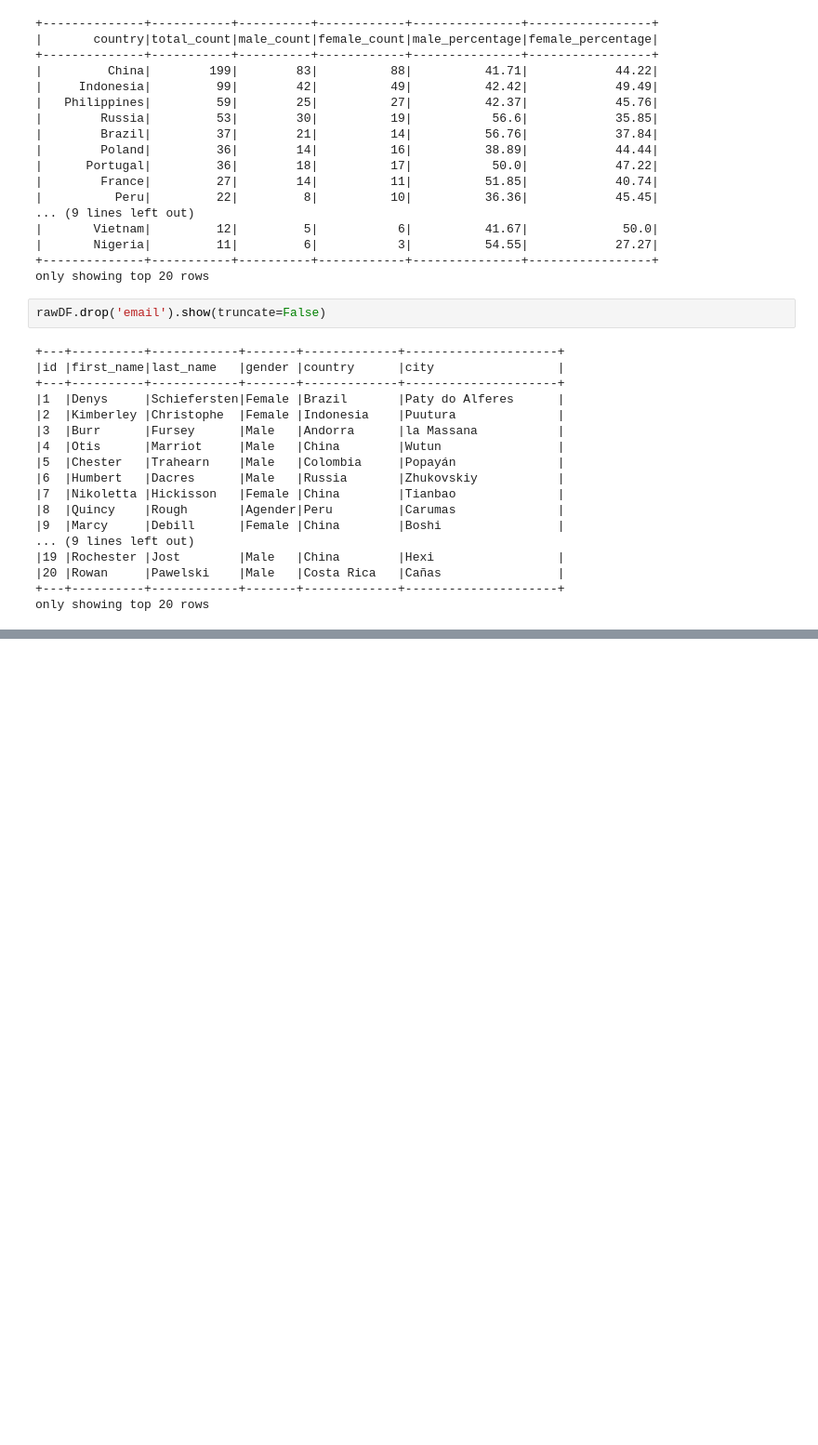
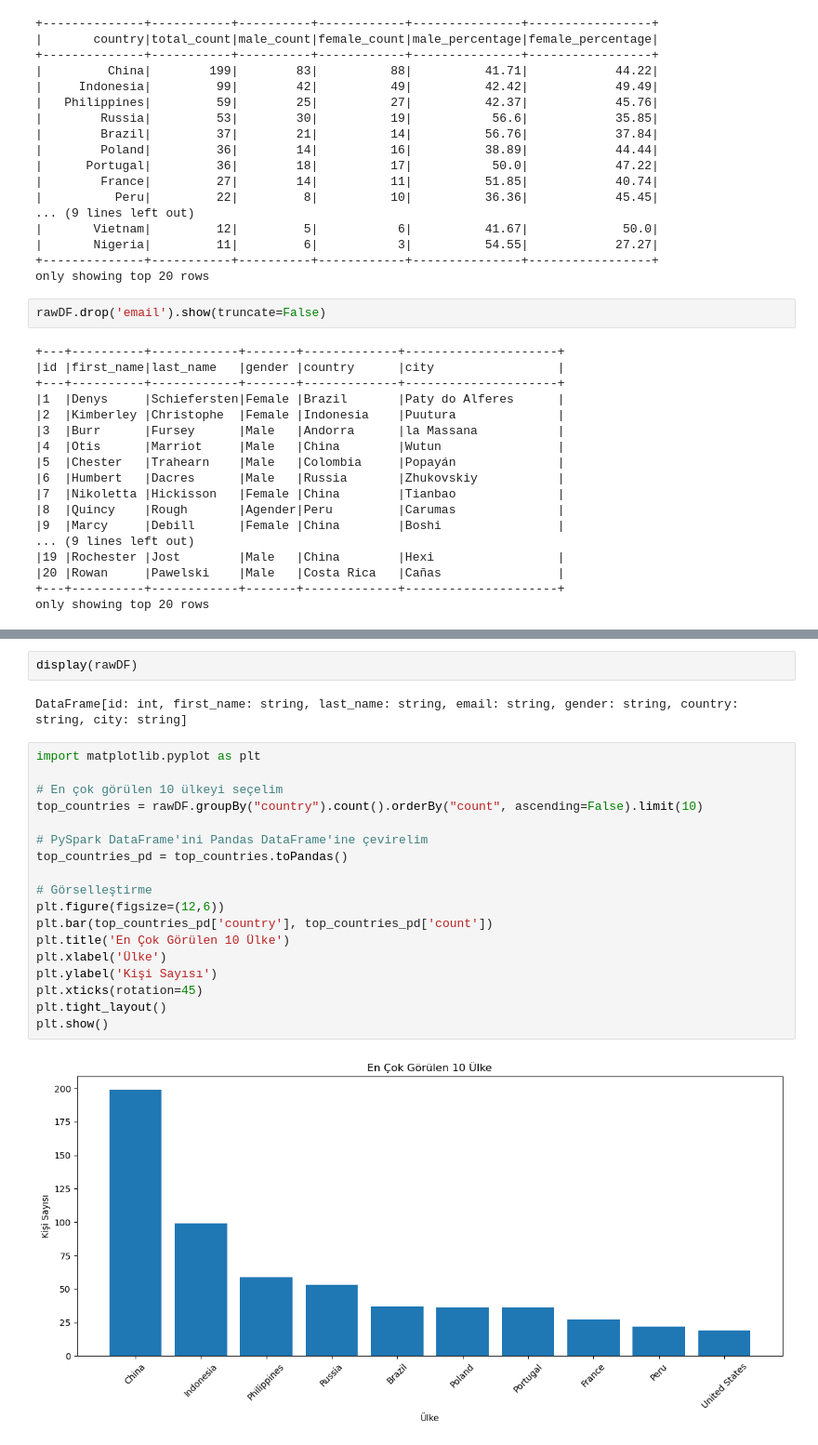
Before and after one commit to bunyaminonum/docker-pyspark, a Jupyter notebook: test.ipynb, the cells around one changed output, grey strips where cells are left out. Shown: that part at 93% size. Saved outputs shown, nothing was run; the diff lists cells and outputs as text; blank space fills up the shorter version.

```diff
--- a/test.ipynb
+++ b/test.ipynb
@@ -278,0 +300,24 @@ only showing top 20 rows
+# %%
+display(rawDF)
+# %% [output]
+DataFrame[id: int, first_name: string, last_name: string, email: string, gender: string, country: string, city: string]
+# %%
+import matplotlib.pyplot as plt
+
+# En çok görülen 10 ülkeyi seçelim
+top_countries = rawDF.groupBy("country").count().orderBy("count", ascending=False).limit(10)
+
+# PySpark DataFrame'ini Pandas DataFrame'ine çevirelim
+top_countries_pd = top_countries.toPandas()
+
+# Görselleştirme
+plt.figure(figsize=(12,6))
+plt.bar(top_countries_pd['country'], top_countries_pd['count'])
+plt.title('En Çok Görülen 10 Ülke')
+plt.xlabel('Ülke')
+plt.ylabel('Kişi Sayısı')
+plt.xticks(rotation=45)
+plt.tight_layout()
+plt.show()
+# %% [output]
+[figure, added]
```
Also changed, not shown: parts of 3 cells of this notebook.
